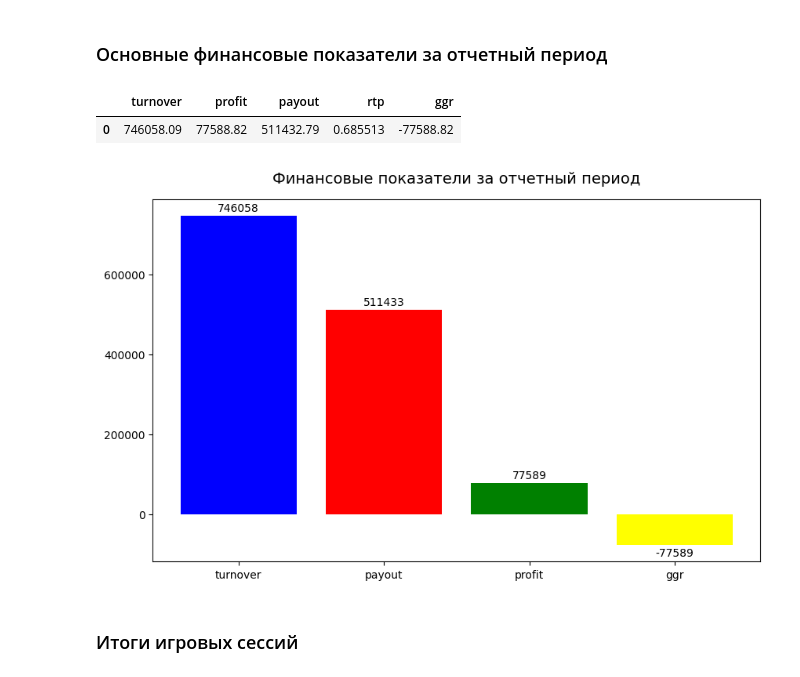
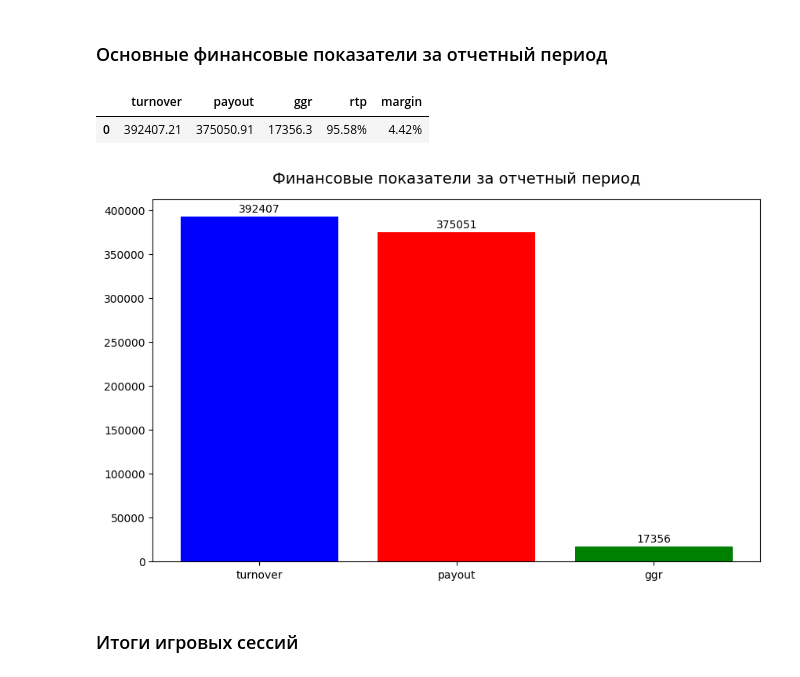
Before and after one commit to aliakseizvertouski/bet_analyse, a Jupyter notebook: bet_analyse.ipynb, the cells around one changed output. Saved outputs shown, nothing was run; the diff lists cells and outputs as text; code cells hidden in the pictures.

```diff
--- a/bet_analyse.ipynb
+++ b/bet_analyse.ipynb
@@ -86,40 +132,41 @@ game_stats.head()
 # Расчет показателей
 # %% [markdown]
 ### Основные финансовые показатели за отчетный период
-# %%
-total_turnover = bet["amount"].sum()
-total_profit = bet["profit"].sum()
-total_payout = bet["payout"].sum()
-
-rtp = total_payout / total_turnover
-ggr = -total_profit
-
-kpi_table = pd.DataFrame([{
-    "turnover": total_turnover, # ОБОРОТ
-    "profit": total_profit,     # ВЫПЛАТЫ ИГРОКАМ
-    "payout": total_payout,     # ПРИБЫЛЬ ИГРОКОВ
-    "rtp": rtp,                 # Return to Player - ВЫВЕДЕНО ДЕНЕГ ИГРОКАМИ
-    "ggr": ggr                  # Gross Gaming Revenue - ПРИБЫЛЬ КАЗИНО
-}])
-
-kpi_table
-# %% [output]
-|  | turnover | profit | payout | rtp | ggr |
-| 0 | 746058.09 | 77588.82 | 511432.79 | 0.685513 | -77588.82 |
+# %%
+settled_bets = bet[bet['settlement_status'] == 'Settled'].drop_duplicates('bet_id').copy()
+settled_bets['payout'] = settled_bets['payout'].fillna(0)
+
+total_turnover = settled_bets['amount'].sum()
+total_payout = settled_bets['payout'].sum()
+ggr = total_turnover - total_payout
+rtp = total_payout / total_turnover
+
+kpi_table = pd.DataFrame([{
+    "turnover": total_turnover, #оборот
+    "payout": total_payout, #выплаты
+    "ggr": ggr, #прибыль букмекера: сколько поставили - сколько выплатили
+    "rtp": f"{rtp:.2%}", #процент от ставок вернулся игрокам
+    "margin": f"{(1 - rtp):.2%}" #маржа
+}])
+
+kpi_table
+# %% [output]
+|  | turnover | payout | ggr | rtp | margin |
+| 0 | 392407.21 | 375050.91 | 17356.3 | 95.58% | 4.42% |
 # %%
-plot_data = kpi_table[['turnover', 'payout', 'profit', 'ggr']].iloc[0]
+plot_data = kpi_table[['turnover', 'payout', 'ggr']].iloc[0]
 
 fig, ax = plt.subplots(figsize=(10, 6))
 
 bars = ax.bar(plot_data.index, plot_data.values, color=['blue', 'red', 'green', 'yellow'])
 
 ax.bar_label(bars, padding=2, fmt='%.0f')
 
 ax.set_title('Финансовые показатели за отчетный период', fontsize=14, pad=15)
 
 plt.show()
 # %% [output]
-[figure, old version]
+[figure, new version]
 # %% [markdown]
 ### Итоги игровых сессий
 # %%
```
Also changed, not shown: parts of 2 cells of this notebook.
